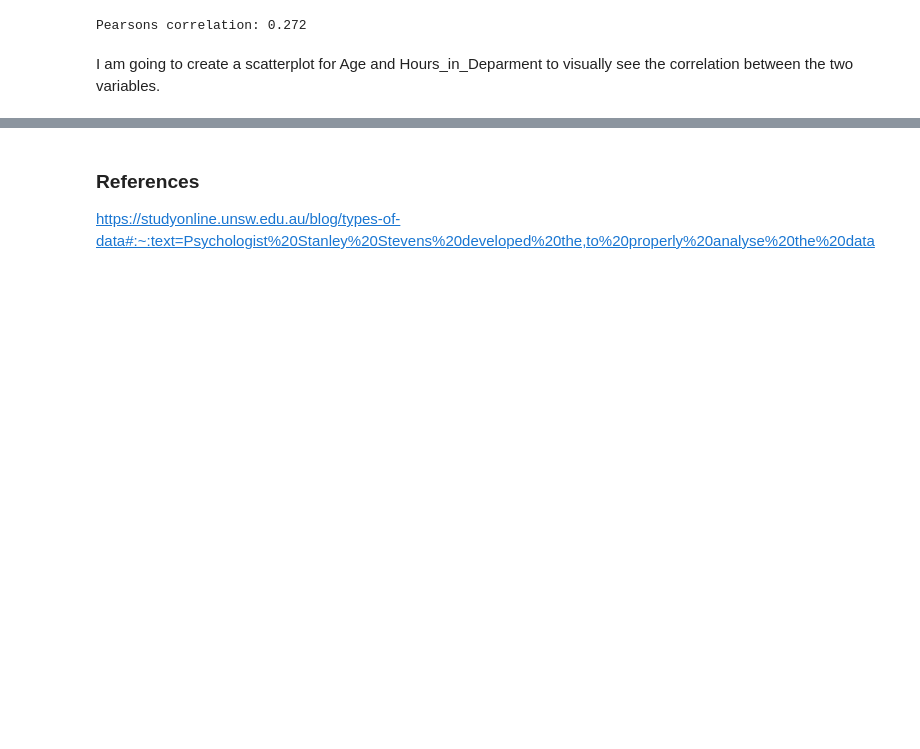
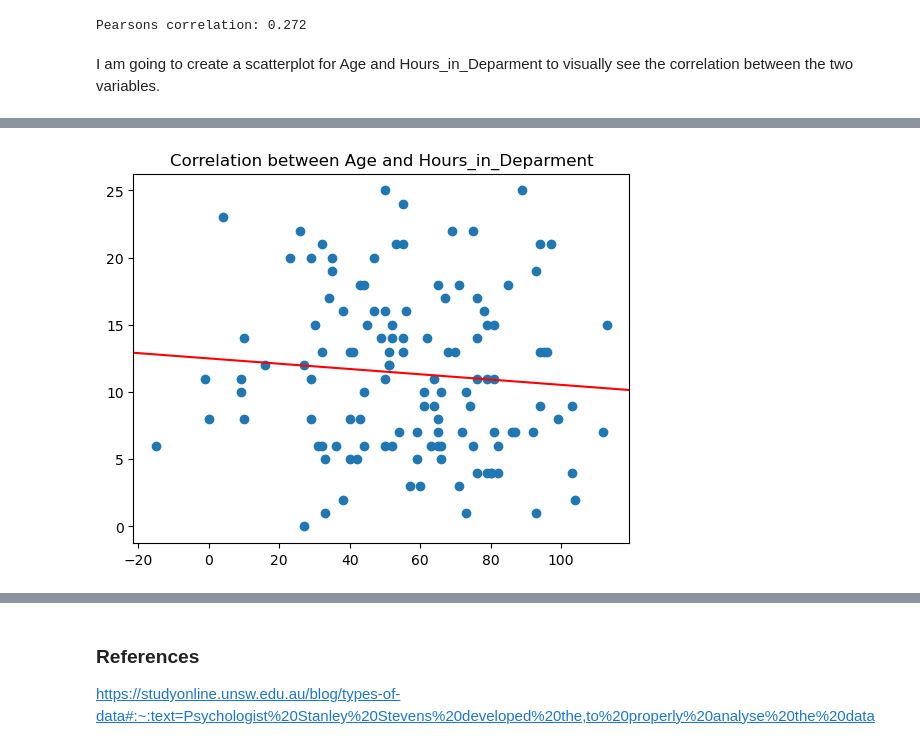
Before and after one commit to AudeAllen/PDA_Assignment, a Jupyter notebook: PDA_Assignment.ipynb, the cells around one changed output, grey strips where cells are left out. Saved outputs shown, nothing was run; the diff lists cells and outputs as text; code cells hidden in the pictures; blank space fills up the shorter version.

```diff
--- a/PDA_Assignment.ipynb
+++ b/PDA_Assignment.ipynb
@@ -993,0 +997,16 @@ Pearsons correlation: -0.058
+# %%
+# Run the below code to create a scattorplot using matplotlib to show the correlation of my simulated variables Age and
+# Hours_in_Deparment
+# Each time my jupyter notebook will run I will get a different value for r or the correlation coefficient but similar to the original
+# dataset the relationship between the two variables is not strong.
+# The more random variables centered around the straight red line the higher the correlation coefficient will be.
+
+import matplotlib.pyplot as plt
+
+plt.scatter(list1, list2)
+m, b = np.polyfit(list1, list2, deg=1)
+plt.axline(xy1=(0, b), slope=m, color='r', label=f'$y = {m:.2f}x {b:+.2f}$')
+plt.title("Correlation between Age and Hours_in_Deparment")
+plt.show()
+# %% [output]
+[figure, added]
```
Also changed, not shown: parts of 13 cells of this notebook, 8 other files.
